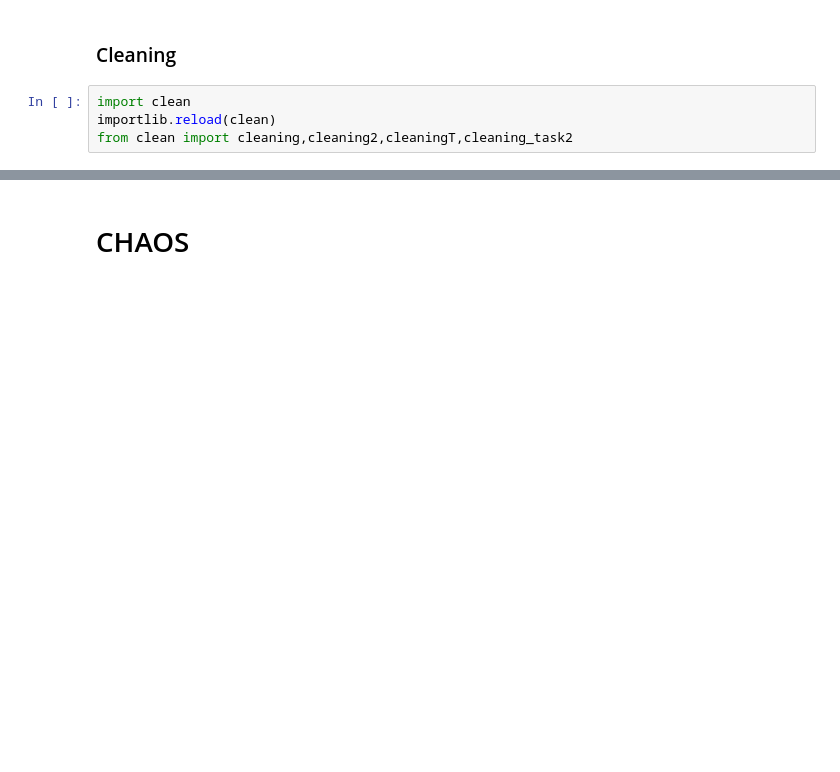
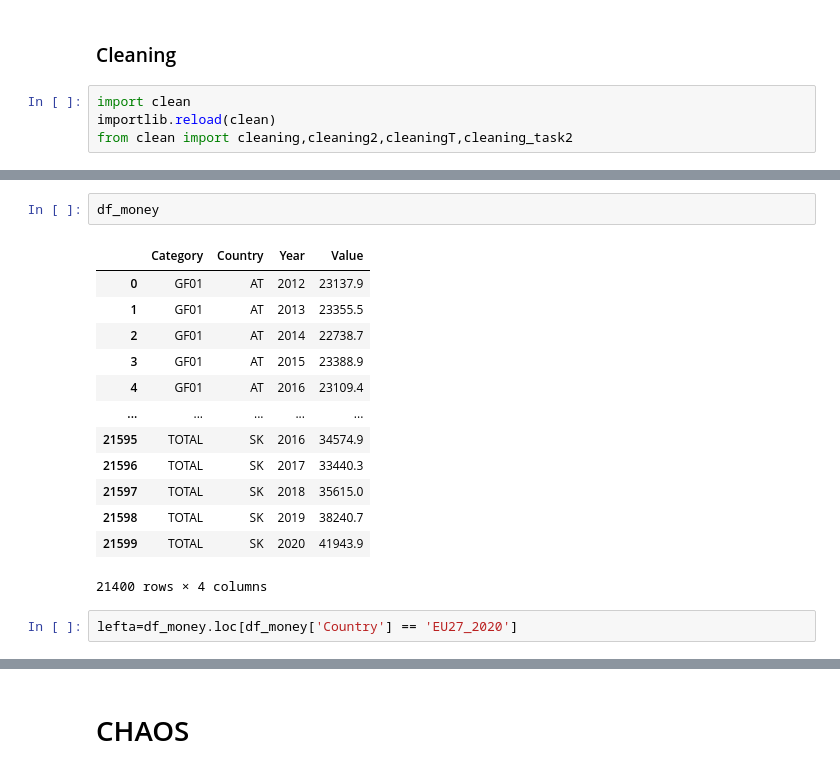
Before and after one commit to steliosgrs/data-science-project, a Jupyter notebook: part_2.ipynb, the cells around one changed output, grey strips where cells are left out. Drawn from its saved outputs; the diff is of its cells as text; blank space fills up the shorter version.

```diff
--- a/part_2.ipynb
+++ b/part_2.ipynb
@@ -49,0 +118,18 @@ df_GDP = cleaningT(TotalGDP)
+# %%
+df_money
+# %% [output]
+|  | Category | Country | Year | Value |
+| 0 | GF01 | AT | 2012 | 23137.9 |
+| 1 | GF01 | AT | 2013 | 23355.5 |
+| 2 | GF01 | AT | 2014 | 22738.7 |
+| 3 | GF01 | AT | 2015 | 23388.9 |
+| 4 | GF01 | AT | 2016 | 23109.4 |
+| ... | ... | ... | ... | ... |
+| 21595 | TOTAL | SK | 2016 | 34574.9 |
+| 21596 | TOTAL | SK | 2017 | 33440.3 |
+| 21597 | TOTAL | SK | 2018 | 35615.0 |
+| 21598 | TOTAL | SK | 2019 | 38240.7 |
+| 21599 | TOTAL | SK | 2020 | 41943.9 |
+21400 rows × 4 columns
+# %%
+lefta=df_money.loc[df_money['Country'] == 'EU27_2020']
```
Also changed, not shown: parts of 57 cells of this notebook, 3 other files.
